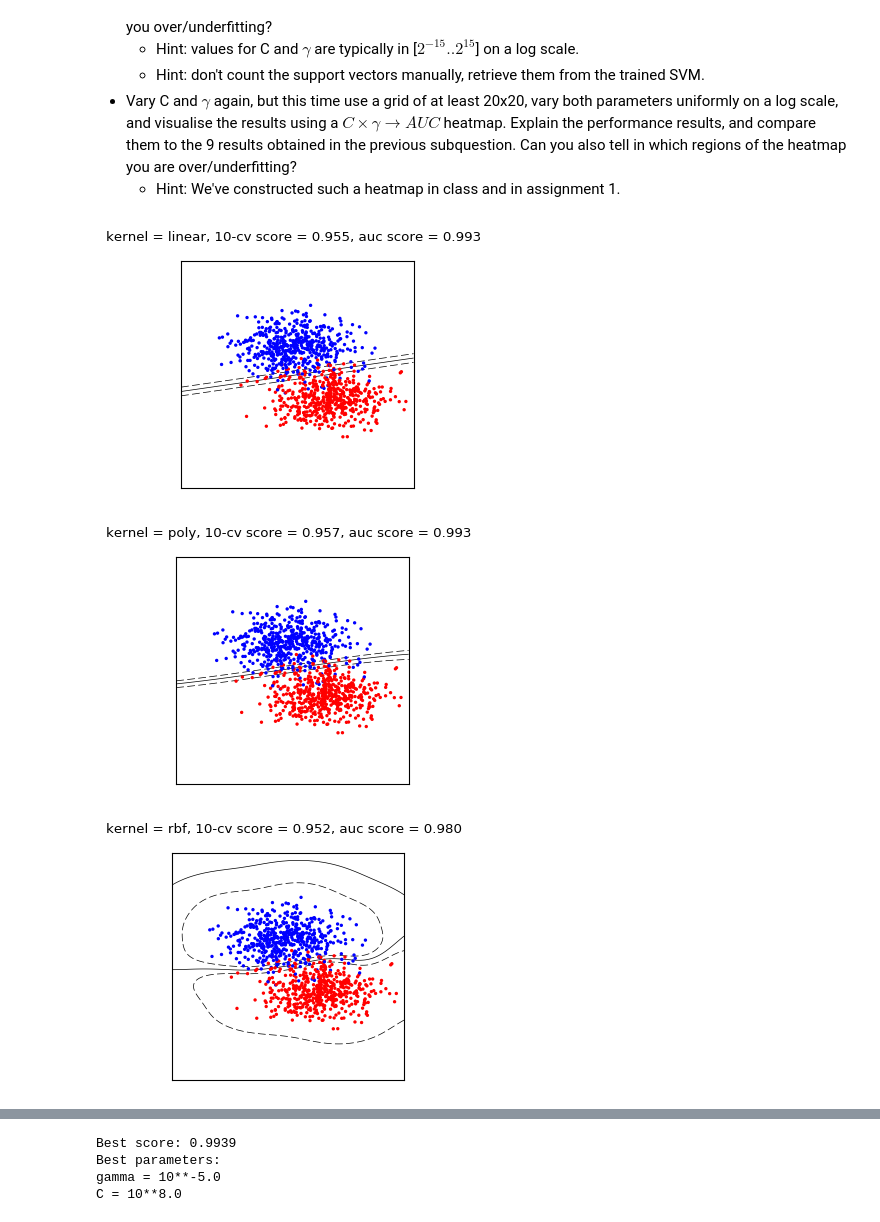
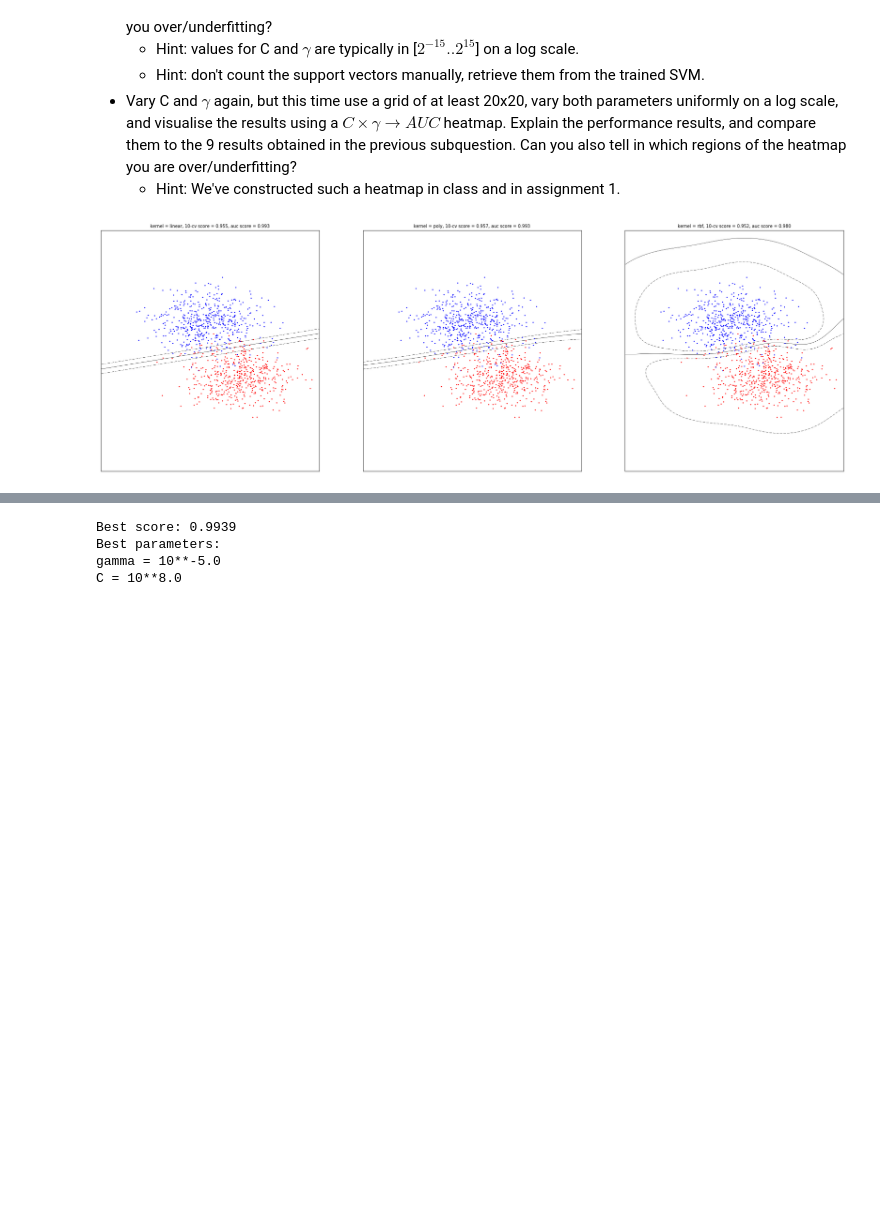
Before and after one commit to Zilarion/2IMW30-Assignment-1, a Jupyter notebook: Assignment 2.ipynb, the cells around one changed output, grey strips where cells are left out. Drawn from its saved outputs; the diff is of its cells as text; code cells hidden in the pictures; blank space fills up the shorter version.

Commit message:
Subplots added

```diff
--- a/Assignment 2.ipynb
+++ b/Assignment 2.ipynb
@@ -28,49 +28,44 @@ from sklearn.model_selection import cross_val_score
 from sklearn import svm
 import numpy as np
 
 X, Y = make_blobs(centers=2, n_samples=1000, random_state=0)
 
-fignum = 1
+# Create subplot
+fig, axes = plt.subplots(1, 3, figsize=(30, 10))
 
-for kernel in ('linear', 'poly', 'rbf'):
+for kernel, i in zip(['linear', 'poly', 'rbf'], range(3)):
     clf = svm.SVC(kernel=kernel)
     clf.fit(X, Y)
 
     tenfoldscore = cross_val_score(clf,  X,  Y, cv=10)
     svc_auc = roc_auc_score(Y, clf.decision_function(X))
 
     # plot the line, the points, and the nearest vectors to the plane
-    plt.figure(fignum, figsize=(3, 3))
-    plt.suptitle('kernel = {}, 10-cv score = {:.3f}, auc score = {:.3f}'.format(kernel, np.mean(tenfoldscore), np.mean(svc_auc) ))
-    plt.scatter(X[:, 0], X[:, 1], c=Y, zorder=10, s=2, cmap=plt.cm.bwr)
+    axes[i].set_title('kernel = {}, 10-cv score = {:.3f}, auc score = {:.3f}'.format(kernel, np.mean(tenfoldscore), np.mean(svc_auc) ))
+    axes[i].scatter(X[:, 0], X[:, 1], c=Y, zorder=10, s=2, cmap=plt.cm.bwr)
 
     #plt.axis('tight')
     x_min = -3
     x_max = 5
     y_min = -5
     y_max = 10
 
     XX, YY = np.mgrid[x_min:x_max:200j, y_min:y_max:200j]
     Z = clf.decision_function(np.c_[XX.ravel(), YY.ravel()])
 
     # Put the result into a color plot
     Z = Z.reshape(XX.shape)
-    plt.figure(fignum, figsize=(3, 3))
-    #plt.pcolormesh(XX, YY, Z > 0, cmap=plt.cm.bwr, alpha=0.1)
-    plt.contour(XX, YY, Z, colors=['k', 'k', 'k'], linestyles=['--', '-', '--'],
+    axes[i].contour(XX, YY, Z, colors=['k', 'k', 'k'], linestyles=['--', '-', '--'],
                     levels=[-.5, 0, .5])
 
-    plt.xlim(x_min, x_max)
-    plt.ylim(y_min, y_max)
+    axes[i].set_xlim(x_min, x_max)
+    axes[i].set_ylim(y_min, y_max)
 
-    plt.xticks(())
-    plt.yticks(())
-    fignum += 1
+    axes[i].get_xaxis().set_visible(False)
+    axes[i].get_yaxis().set_visible(False)
 plt.show()
 # %% [output]
-[figure, old version]
+[figure, new version]
-[figure, removed]
-[figure, removed]
 # %%
 X, Y = make_blobs(centers=2, n_samples=1000, random_state=0)
 
```
Also changed, not shown: parts of 1 cell of this notebook.
